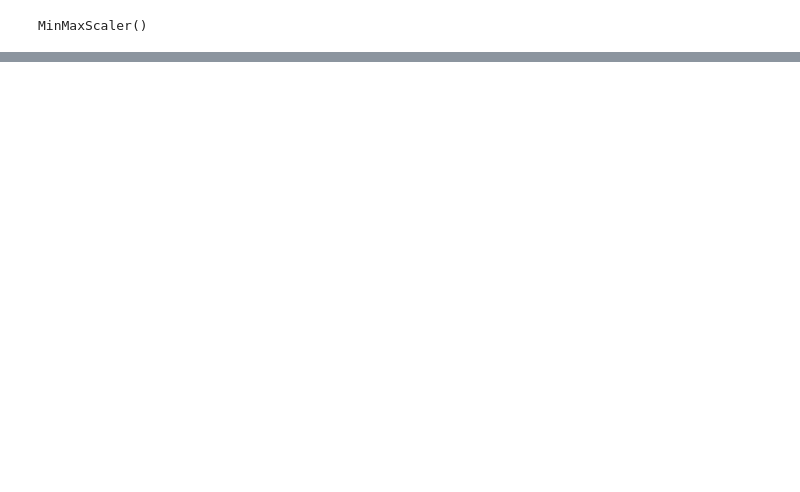
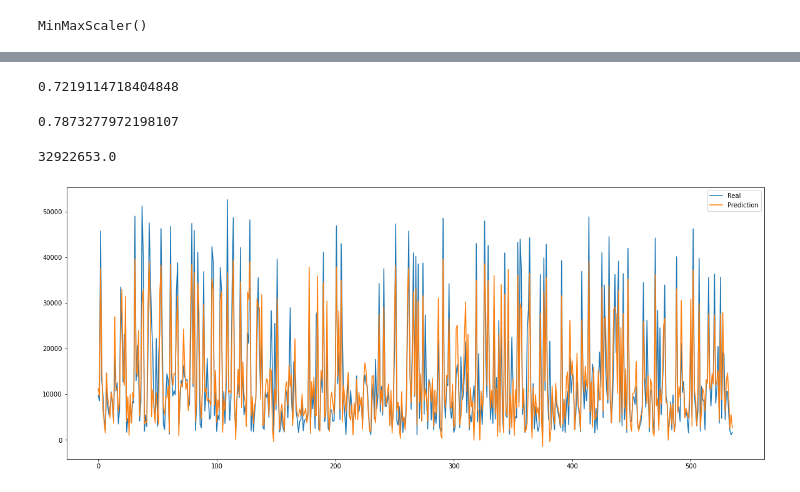
Before and after one commit to iliembellevue/DSC-450, a Jupyter notebook: Project1/Health_Insurance_Premiums.ipynb, the cells around one changed output, grey strips where cells are left out. Saved outputs shown, nothing was run; the diff lists cells and outputs as text; code cells hidden in the pictures; blank space fills up the shorter version.

```diff
--- a/Project1/Health_Insurance_Premiums.ipynb
+++ b/Project1/Health_Insurance_Premiums.ipynb
@@ -225,0 +230,14 @@ insurance.describe()
+# %%
+from sklearn import linear_model
+from sklearn.model_selection import train_test_split
+from sklearn.metrics import r2_score
+from sklearn.metrics import mean_squared_error
+
+# Set my predictor field and my features
+X = insurance.drop(['charges'], axis=1)
+y = insurance.charges
+# Train-test-split function to retain 40% of the data for testing
+X_train, X_test, y_train, y_test = train_test_split(X, y, test_size=0.4, random_state=0)
+# Instantiate the model and fit the training data
+reg = linear_model.LinearRegression()
+reg.fit(X_train, y_train)
@@ -225,0 +260,27 @@ insurance.describe()
+# %%
+# Predict on the train data and get the accuracy
+reg_predict_train = reg.predict(X_train)
+r2_score(y_train, reg_predict_train)
+# %% [output]
+0.7219114718404848
+# %%
+# Predict on the test data and get the accuracy
+reg_predict_test = reg.predict(X_test)
+r2_score(y_test, reg_predict_test)
+# %% [output]
+0.7873277972198107
+# %%
+# Find MSE for training data
+mse_train = mean_squared_error(y_true=y_test, y_pred=reg_predict_test)
+mse_train.round(0)
+# %% [output]
+32922653.0
+# %%
+import matplotlib.pyplot as plt
+plt.figure(figsize=(20,8))
+plt.plot(np.arange(len(y_test)), y_test, label='Real')
+plt.plot(np.arange(len(y_test)), reg_predict, label='Prediction')
+plt.legend()
+plt.show()
+# %% [output]
+[figure, added]
```
Also changed, not shown: parts of 9 cells of this notebook.
